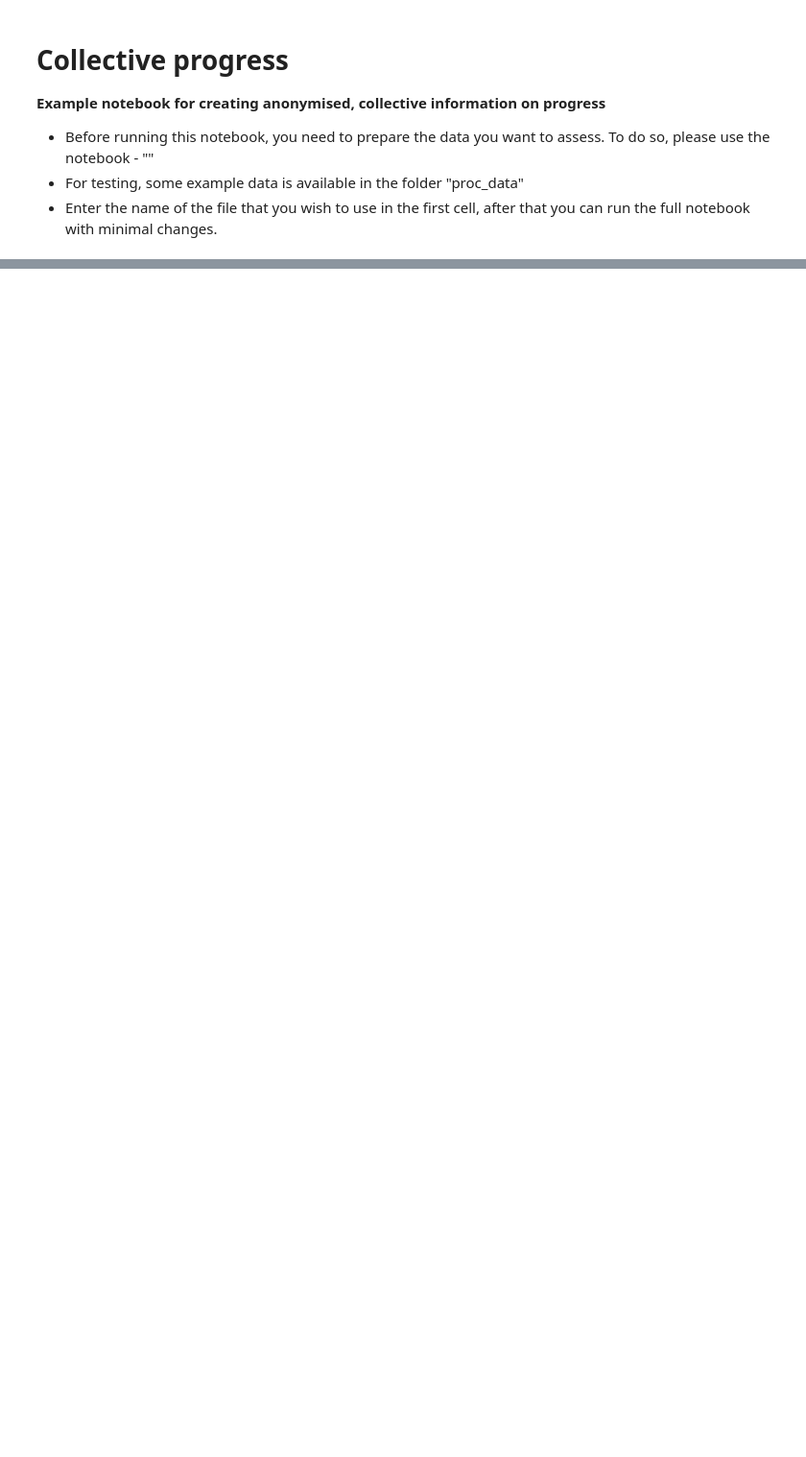
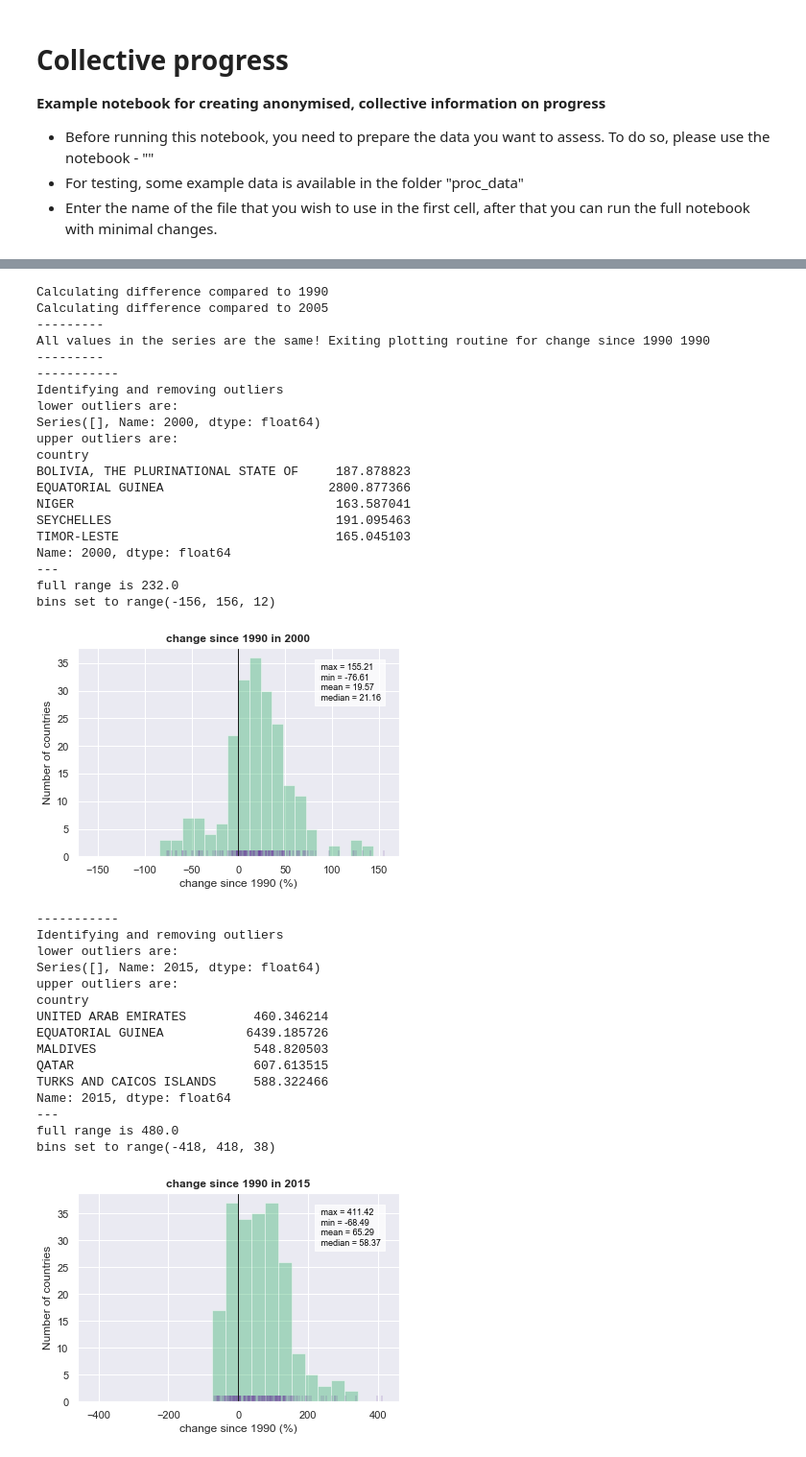
Before and after one commit to mljeffery/performance-distribution-tools, a Jupyter notebook: make-collective-progress-plots.ipynb, the cells around one changed output, grey strips where cells are left out. Shown: that part at 96% size. Cells and saved outputs as stored; diff of their text form; code cells hidden in the pictures; blank space fills up the shorter version.

```diff
--- a/make-collective-progress-plots.ipynb
+++ b/make-collective-progress-plots.ipynb
@@ -120,0 +328,73 @@ SyntaxError: unexpected EOF while parsing (<ipython-input-84-f02dd8c13a69>, line
+# %%
+# plot 3 - change since year X
+
+def calculate_diff_since_yearX(df_abs, yearX):
+
+    print('Calculating difference compared to ' + yearX)
+
+    # first, check that the desired year is in the data!
+    if yearX not in df_abs.columns:
+        print('The year you have selected for relative calculations ('
+               + str(yearX) + ') is not available, please try again.')
+        return
+
+
+    # calculate all columns relative to the chosen year, first in absolute terms, then %
+    df_abs_diff = df_abs.subtract(df_abs[yearX], axis='index')
+    #print(df_abs_diff)
+    df_perc_diff = 100 * df_abs_diff.divide(df_abs[yearX], axis='index')
+    #print(df_perc_diff)
+
+    return df_abs_diff, df_perc_diff
+
+
+# TODO
+# run calculations
+df_abs_diff_1990, df_perc_diff_1990 = calculate_diff_since_yearX(data_years, '1990')
+df_abs_diff_2005, df_perc_diff_2005 = calculate_diff_since_yearX(data_years, '2005')
+
+# make plots
+for selected_year in years_of_interest:
+    make_histogram(df_perc_diff_1990[selected_year], "change since 1990", "%", remove_outliers=True)
+
+make_histogram(df_perc_diff_2005.iloc[:,-1], "change since 2005", '%', remove_outliers=False)
+make_histogram(df_perc_diff_2005.iloc[:,-1], "change since 2005", '%', remove_outliers=True)
+# TODO - this last plot is not symmetroc around 0 - why?
+# %% [output]
+Calculating difference compared to 1990
+Calculating difference compared to 2005
+---------
+All values in the series are the same! Exiting plotting routine for change since 1990 1990
+---------
+-----------
+Identifying and removing outliers
+lower outliers are:
+Series([], Name: 2000, dtype: float64)
+upper outliers are:
+country
+BOLIVIA, THE PLURINATIONAL STATE OF     187.878823
+EQUATORIAL GUINEA                      2800.877366
+NIGER                                   163.587041
+SEYCHELLES                              191.095463
+TIMOR-LESTE                             165.045103
+Name: 2000, dtype: float64
+---
+full range is 232.0
+bins set to range(-156, 156, 12)
+[figure, added]
+-----------
+Identifying and removing outliers
+lower outliers are:
+Series([], Name: 2015, dtype: float64)
+upper outliers are:
+country
+UNITED ARAB EMIRATES         460.346214
+EQUATORIAL GUINEA           6439.185726
+MALDIVES                     548.820503
+QATAR                        607.613515
+TURKS AND CAICOS ISLANDS     588.322466
+Name: 2015, dtype: float64
+---
+full range is 480.0
+bins set to range(-418, 418, 38)
+[figure, added]
```
Also changed, not shown: parts of 10 cells of this notebook, 2 other files.
